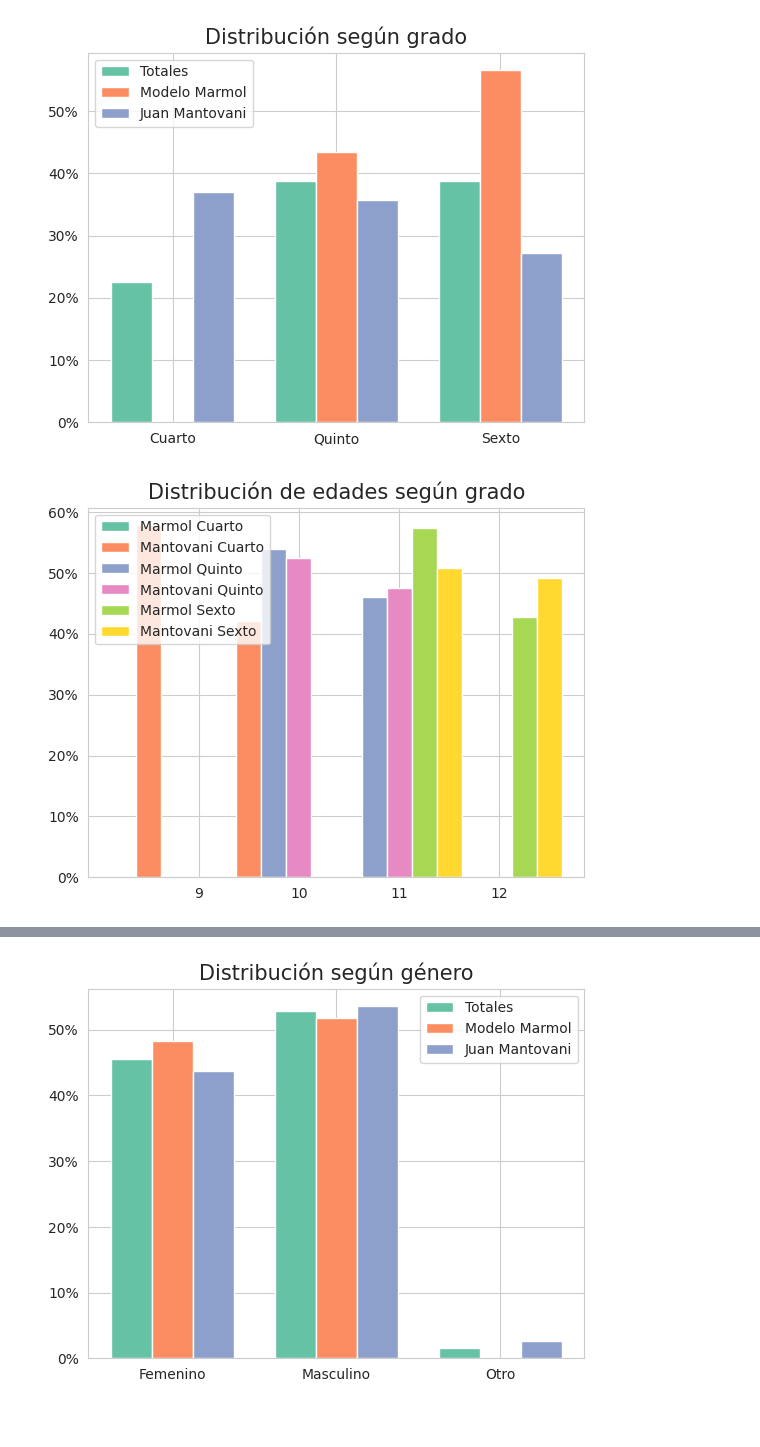
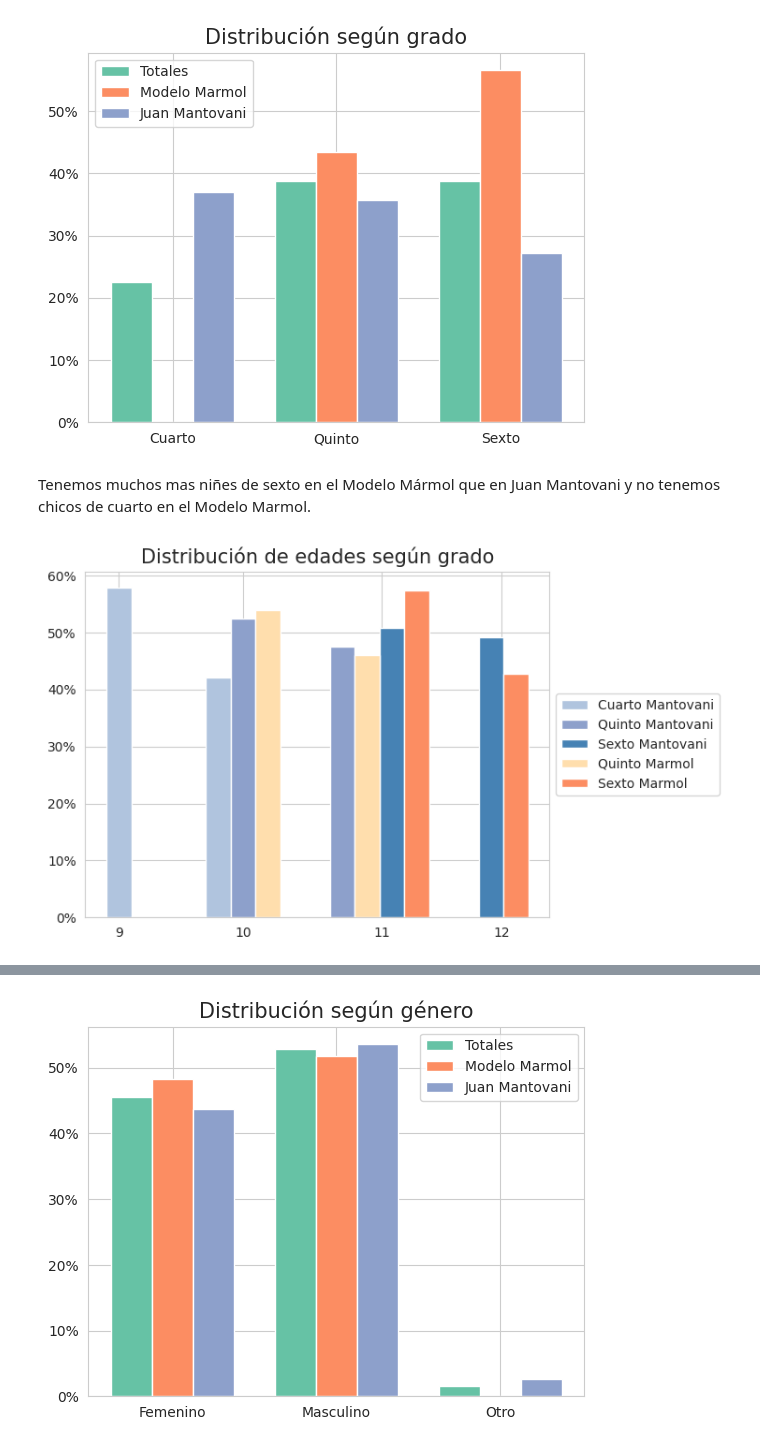
Before and after one commit to fedesassone/tesis, a Jupyter notebook: notebooks/Poblacional.ipynb, the cells around one changed output, grey strips where cells are left out. Drawn from its saved outputs; the diff is of its cells as text; code cells hidden in the pictures; blank space fills up the shorter version.

Commit message:
Agrega distribuciones segun grado.

```diff
--- a/notebooks/Poblacional.ipynb
+++ b/notebooks/Poblacional.ipynb
@@ -138,60 +110,59 @@ plt.legend()
 plt.savefig('2.png')
 # %% [output]
 [figure]
+# %% [markdown]
+Tenemos muchos mas niñes de sexto en el Modelo Mármol que en Juan Mantovani y no tenemos chicos de cuarto en el Modelo Marmol.
 # %%
 # Distribución de edades según grado
 data_total = df_fe["edad"].value_counts(normalize=True).sort_index()
 
-data_marmol_cuarto = marmol[marmol['grado']=="Cuarto"]["edad"].value_counts(normalize=True).sort_index()
 data_marmol_quinto = marmol[marmol['grado']=="Quinto"]["edad"].value_counts(normalize=True).sort_index()
 data_marmol_sexto = marmol[marmol['grado']=="Sexto"]["edad"].value_counts(normalize=True).sort_index()
 
 data_mantovani_cuarto = mantovani[mantovani['grado']=="Cuarto"]["edad"].value_counts(normalize=True).sort_index()
 data_mantovani_quinto = mantovani[mantovani['grado']=="Quinto"]["edad"].value_counts(normalize=True).sort_index()
 data_mantovani_sexto = mantovani[mantovani['grado']=="Sexto"]["edad"].value_counts(normalize=True).sort_index()
 
 for data in data_total.index:
-    if data not in data_marmol_cuarto.index:
-        data_marmol_cuarto[data] = 0.0
+    if data not in data_marmol_quinto.index:
+        data_marmol_quinto[data] = np.nan
+    if data not in data_marmol_sexto.index:
+        data_marmol_sexto[data] = np.nan
+
     if data not in data_mantovani_cuarto.index:
-        data_mantovani_cuarto[data] = 0.0
-    if data not in data_marmol_quinto.index:
-        data_marmol_quinto[data] = 0.0
-    if data not in data_marmol_sexto.index:
-        data_marmol_sexto[data] = 0.0
+        data_mantovani_cuarto[data] = np.nan
     if data not in data_mantovani_quinto.index:
-        data_mantovani_quinto[data] = 0.0
+        data_mantovani_quinto[data] = np.nan
     if data not in data_mantovani_sexto.index:
-        data_mantovani_sexto[data] = 0.0
+        data_mantovani_sexto[data] = np.nan
 
-data_marmol_cuarto = data_marmol_cuarto.sort_index()
+
+
 data_marmol_quinto = data_marmol_quinto.sort_index()
 data_marmol_sexto = data_marmol_sexto.sort_index()
 
 data_mantovani_cuarto = data_mantovani_cuarto.sort_index()
 data_mantovani_quinto = data_mantovani_quinto.sort_index()
 data_mantovani_sexto = data_mantovani_sexto.sort_index()
-
-# plt.figure(figsize=(18, 6))
 
 bar_width = 0.25
 br1 = np.arange(len(data_total))
 br2 = [x + bar_width for x in br1]
 br3 = [x + bar_width for x in br2]
 br4 = [x + bar_width for x in br3]
 br5 = [x + bar_width for x in br4]
 br6 = [x + bar_width for x in br5]
-plt.bar(br1,data_marmol_cuarto, width=bar_width, label = 'Marmol Cuarto')
-plt.bar(br2,data_mantovani_cuarto, width=bar_width, label = 'Mantovani Cuarto')
-plt.bar(br3,data_marmol_quinto, width=bar_width, label = 'Marmol Quinto')
-plt.bar(br4,data_mantovani_quinto, width=bar_width, label = 'Mantovani Quinto')
-plt.bar(br5,data_marmol_sexto, width=bar_width, label = 'Marmol Sexto')
-plt.bar(br6,data_mantovani_sexto, width=bar_width, label = 'Mantovani Sexto')
+plt.bar(br2,data_mantovani_cuarto, width=bar_width, label = 'Cuarto Mantovani', color='lightsteelblue')
+plt.bar(br3,data_mantovani_quinto, width=bar_width, label = 'Quinto Mantovani', color='C2')
+plt.bar(br5,data_mantovani_sexto, width=bar_width, label = 'Sexto Mantovani', color='steelblue')
+plt.bar(br4,data_marmol_quinto, width=bar_width, label = 'Quinto Marmol', color='navajowhite')
+plt.bar(br6,data_marmol_sexto, width=bar_width, label = 'Sexto Marmol', color='C1')
 
 plt.gca().yaxis.set_major_formatter(PercentFormatter(1))
 plt.title("Distribución de edades según grado", fontsize=15)
-plt.xticks([r + 3*bar_width for r in range(len(data_total))], [id for id in data_total.sort_index().index])
-plt.legend()
+ticks = [0.25, 1.5, 2.9, 4.1]
+plt.xticks(ticks, [id for id in data_total.sort_index().index])
+plt.legend(loc='center left', bbox_to_anchor=(1, 0.5))
 plt.savefig('3.png')
 # %% [output]
-[figure, old version]
+[figure, new version]
```
Also changed, not shown: parts of 29 cells of this notebook, 10 other files.
